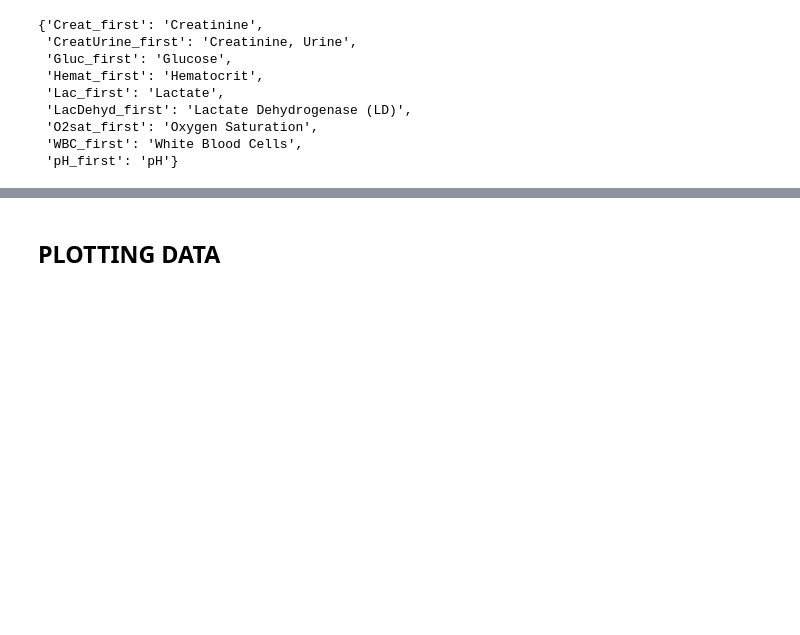
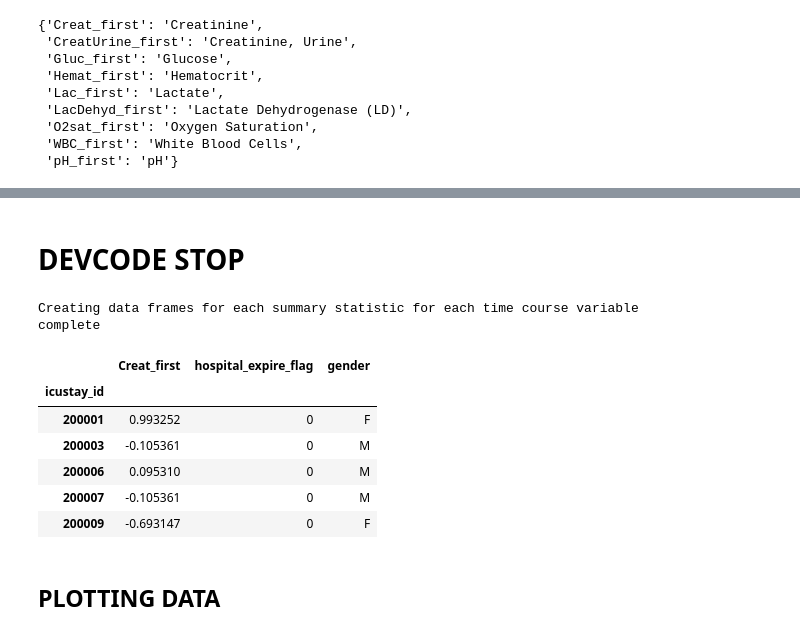
Before and after one commit to RJBeetel3/icu-data-exploration, a Jupyter notebook: icu_mortality_prediction/icu_mortality_prediction/notebooks/LABEVENTS_FIRST24.ipynb, the cells around one changed output, grey strips where cells are left out. Cells and saved outputs as stored; diff of their text form; code cells hidden in the pictures; blank space fills up the shorter version.

Commit message:
refactors code to calculate lab statistics

```diff
--- a/icu_mortality_prediction/icu_mortality_prediction/notebooks/LABEVENTS_FIRST24.ipynb
+++ b/icu_mortality_prediction/icu_mortality_prediction/notebooks/LABEVENTS_FIRST24.ipynb
@@ -866 +930,57 @@ alias_calculations_dict
+# %% [markdown]
+# DEVCODE STOP
+# %%
+# iterating through the lab measurements for each ICU stay, calculating means, medians, std, skewness min and max
+# lab measurements within an ICU stay with too few measurements to calculate feature will be assigned NaN values
+lab_events_data_df.sort_values(['icustay_id', 'charttime'], inplace=True)
+
+
+print("Creating data frames for each summary statistic for each time course variable")
+for calc_key in calc_dict.keys():
+    for col_key in alias_calculations_dict[calc_key].keys():
+        if calc_key == 'abnflag':
+            calc_dict[calc_key][col_key] = pd.DataFrame(lab_events_data_df[
+                                            lab_events_data_df.label == alias_calculations_dict[calc_key][col_key]].groupby(
+                                            'icustay_id')['flag'].apply(abnormal_flag_calculation))
+        elif calc_key == 'slope':
+            time_last = lab_events_data_df[lab_events_data_df.label == alias_calculations_dict[calc_key][col_key]].groupby(
+                                                                            'icustay_id')['charttime'].last()
+            time_first = lab_events_data_df[lab_events_data_df.label == alias_calculations_dict[calc_key][col_key]].groupby(
+                                                                            'icustay_id')['charttime'].first()
+            val_last = lab_events_data_df[lab_events_data_df.label == alias_calculations_dict[calc_key][col_key]].groupby(
+                                                                            'icustay_id')['valuenum'].last()
+            val_first = lab_events_data_df[lab_events_data_df.label == alias_calculations_dict[calc_key][col_key]].groupby(
+                                                                            'icustay_id')['valuenum'].first()
+            calc_dict[calc_key][col_key] = pd.DataFrame((val_last - val_first)/((time_last - time_first)/np.timedelta64(1,'h')))
+        elif calc_key == 'delta':
+            calc_dict[calc_key][col_key] = pd.DataFrame(lab_events_data_df[
+                                                        lab_events_data_df.label == alias_calculations_dict[calc_key][col_key]].groupby(
+                                                        'icustay_id')['valuenum'].last() -
+                                                    lab_events_data_df
+                                                        [lab_events_data_df.label == alias_calculations_dict[calc_key][col_key]].groupby(
+                                                        'icustay_id')['valuenum'].first())
+        else:
+            calc_dict[calc_key][col_key] = pd.DataFrame(lab_events_data_df[
+                                            lab_events_data_df.label == alias_calculations_dict[calc_key][col_key]].groupby(
+                                            'icustay_id')['valuenum'].agg(calc_key))
+
+        calc_dict[calc_key][col_key].replace([np.inf, -np.inf], np.nan, inplace = True)
+        calc_dict[calc_key][col_key].columns = [col_key]
+        calc_dict[calc_key][col_key]['hospital_expire_flag'] = lab_events_data_df.groupby('icustay_id').hospital_expire_flag.first()
+        calc_dict[calc_key][col_key]['gender'] = lab_events_data_df.groupby('icustay_id').gender.first()
+
+print("complete")
+# %% [output]
+Creating data frames for each summary statistic for each time course variable
+complete
+# %%
+calc_dict['first']['Creat_first'].head()
+# %% [output]
+|  | Creat_first | hospital_expire_flag | gender |
+| icustay_id |  |  |  |
+| 200001 | 0.993252 | 0 | F |
+| 200003 | -0.105361 | 0 | M |
+| 200006 | 0.095310 | 0 | M |
+| 200007 | -0.105361 | 0 | M |
+| 200009 | -0.693147 | 0 | F |
 # %%
```
Also changed, not shown: parts of 27 cells of this notebook.
